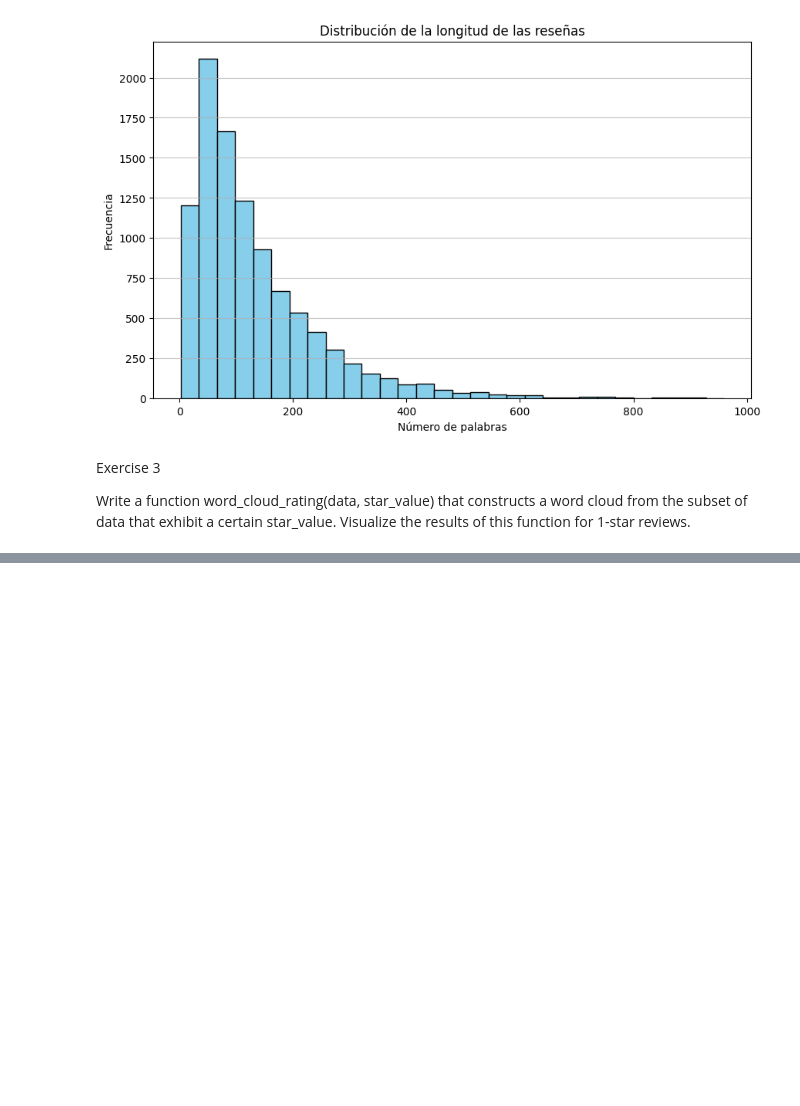
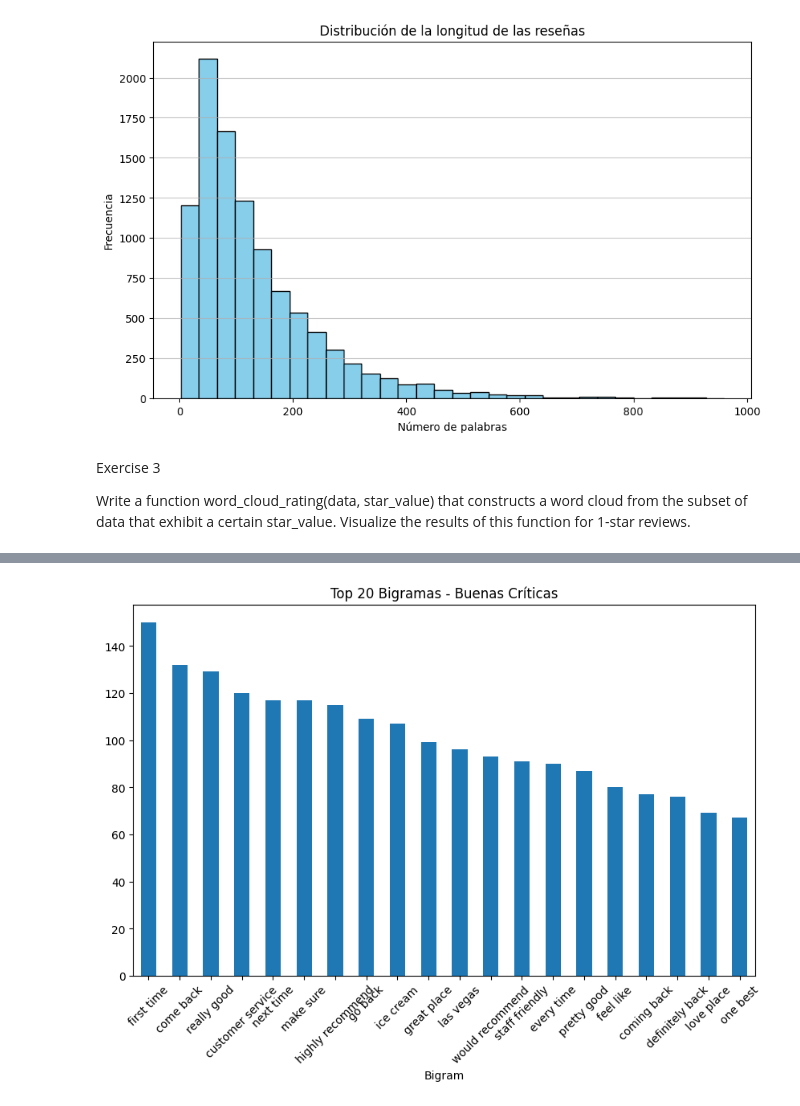
Before and after one commit to Orlando-Narvaez/proyecto-bigdata-part1, a Jupyter notebook: proyecto.ipynb, the cells around one changed output, grey strips where cells are left out. Drawn from its saved outputs; the diff is of its cells as text; code cells hidden in the pictures; blank space fills up the shorter version.

```diff
--- a/proyecto.ipynb
+++ b/proyecto.ipynb
@@ -74,0 +457,87 @@ generate_word_cloud(data, 1)
+# %%
+import pandas as pd
+import nltk
+from sklearn.feature_extraction.text import CountVectorizer
+import matplotlib.pyplot as plt
+from nltk.corpus import stopwords
+
+# Descargamos los recursos necesarios de NLTK para manejar el corpus de palabras vacías y la tokenización de textos.
+nltk.download('stopwords')
+nltk.download('punkt')
+
+# Leemos el archivo CSV con las primeras 5000 reseñas. Este archivo contiene texto y el número de estrellas asignadas por los usuarios.
+data = pd.read_csv('sdata.csv', nrows=5000)
+
+# Obtenemos una lista de las stopwords en inglés para usarlas en la limpieza del texto. Estas son palabras comunes como "the", "is", "at", etc.
+stop_words = stopwords.words('english')
+
+# Función que genera los n-gramas más frecuentes en un corpus.
+# Un n-grama es una secuencia de n palabras consecutivas que aparecen juntas en un texto.
+# Se ajusta para buscar bigramas, trigramas o cualquier n-grama según el parámetro `ngram_range`.
+def get_most_frequent_ngrams(corpus, n=20, ngram_range=(1, 1)):
+    # Se crea un vectorizador que convierte el texto en una matriz de conteo de n-gramas,
+    # eliminando las palabras vacías definidas previamente.
+    vectorizer = CountVectorizer(stop_words=stop_words, ngram_range=ngram_range)
+
+    # Transformamos el corpus de texto a una matriz de conteo de palabras (bag-of-words).
+    bow_matrix = vectorizer.fit_transform(corpus)
+
+    # Sumamos la cantidad de veces que cada palabra o n-grama aparece en el corpus.
+    total_words = bow_matrix.sum(axis=0)
+
+    # Se genera una lista de tuplas que contiene el n-grama y su frecuencia en el corpus.
+    word_freq = [(word, total_words[0, idx]) for word, idx in vectorizer.vocabulary_.items()]
+
+    # Ordenamos las tuplas por frecuencia en orden descendente, retornando los `n` más comunes.
+    return sorted(word_freq, key=lambda x: x[1], reverse=True)[:n]
+
+# Filtramos las reseñas de "buenas" (más de 3 estrellas) y "malas" (3 estrellas o menos) para compararlas.
+positive_reviews = data[data['stars'] > 3]['text']
+negative_reviews = data[data['stars'] <= 3]['text']
+
+# Llamamos a la función para obtener los 20 bigramas más comunes en las reseñas positivas.
+bigrams_pos = get_most_frequent_ngrams(positive_reviews, 20, ngram_range=(2, 2))
+
+# Llamamos a la función para obtener los 20 bigramas más comunes en las reseñas negativas.
+bigrams_neg = get_most_frequent_ngrams(negative_reviews, 20, ngram_range=(2, 2))
+
+# Realizamos la misma operación para trigramas: se obtienen los 20 trigramas más comunes en reseñas positivas.
+trigrams_pos = get_most_frequent_ngrams(positive_reviews, 20, ngram_range=(3, 3))
+
+# Y los trigramas más comunes en las reseñas negativas.
+trigrams_neg = get_most_frequent_ngrams(negative_reviews, 20, ngram_range=(3, 3))
+
+# Creamos DataFrames para facilitar la visualización de los bigramas más comunes en reseñas positivas y negativas.
+df_bigrams_pos = pd.DataFrame(bigrams_pos, columns=['Bigram', 'Frequency'])
+df_bigrams_neg = pd.DataFrame(bigrams_neg, columns=['Bigram', 'Frequency'])
+df_trigrams_pos = pd.DataFrame(trigrams_pos, columns=['Trigram', 'Frequency'])
+df_trigrams_neg = pd.DataFrame(trigrams_neg, columns=['Trigram', 'Frequency'])
+
+# Gráfica de los 20 bigramas más comunes en reseñas positivas.
+plt.figure(figsize=(10, 6))
+df_bigrams_pos.groupby('Bigram').sum()['Frequency'].sort_values(ascending=False).plot(
+    kind='bar', title='Top 20 Bigramas - Buenas Críticas')
+plt.xticks(rotation=45)  # Rotamos las etiquetas del eje x para mayor legibilidad.
+plt.show()
+
+# Gráfica de los 20 bigramas más comunes en reseñas negativas.
+plt.figure(figsize=(10, 6))
+df_bigrams_neg.groupby('Bigram').sum()['Frequency'].sort_values(ascending=False).plot(
+    kind='bar', title='Top 20 Bigramas - Malas Críticas')
+plt.xticks(rotation=45)
+plt.show()
+
+# Gráfica de los 20 trigramas más comunes en reseñas positivas.
+plt.figure(figsize=(10, 6))
+df_trigrams_pos.groupby('Trigram').sum()['Frequency'].sort_values(ascending=False).plot(
+    kind='bar', title='Top 20 Trigramas - Buenas Críticas')
+plt.xticks(rotation=45)
+plt.show()
+
+# Gráfica de los 20 trigramas más comunes en reseñas negativas.
+plt.figure(figsize=(10, 6))
+df_trigrams_neg.groupby('Trigram').sum()['Frequency'].sort_values(ascending=False).plot(
+    kind='bar', title='Top 20 Trigramas - Malas Críticas')
+plt.xticks(rotation=45)
+plt.show()
+# %% [output]
@@ -74,0 +550 @@ generate_word_cloud(data, 1)
+[figure, added]
```
Also changed, not shown: parts of 16 cells of this notebook.
